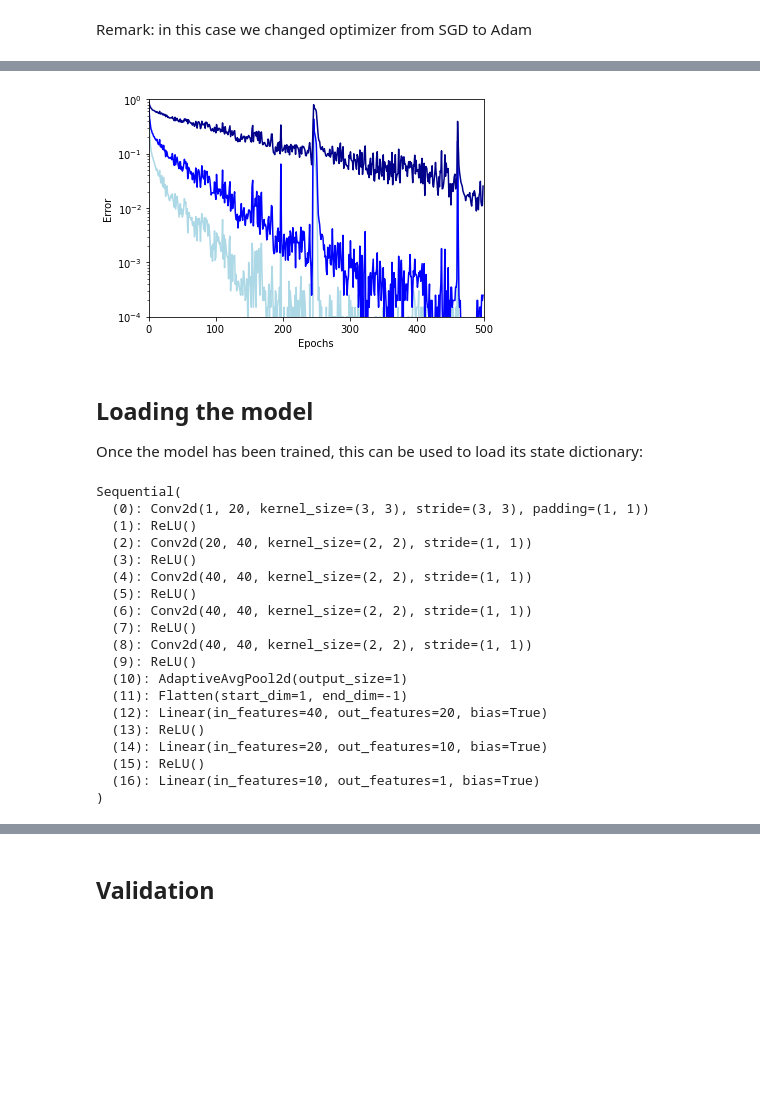
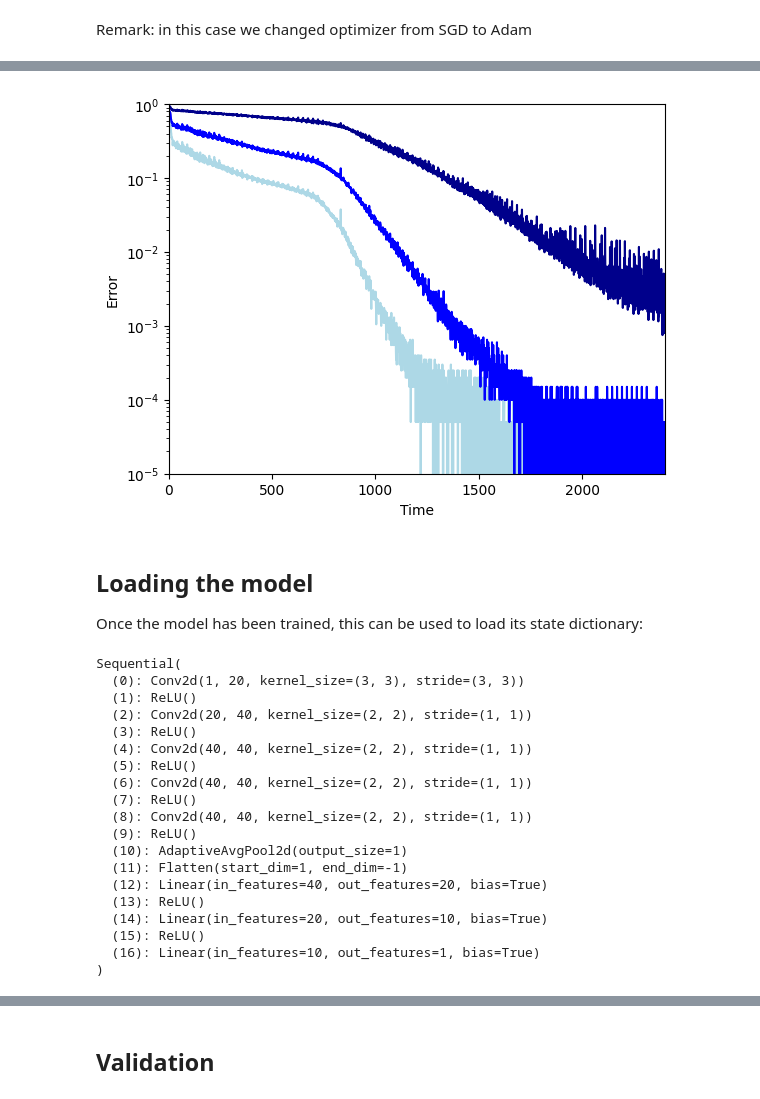
Before and after one commit to gillioz/MorpionSolitaire, a Jupyter notebook: deeplearning/Counting_moves.ipynb, the cells around one changed output, grey strips where cells are left out. Saved outputs shown, nothing was run; the diff lists cells and outputs as text; code cells hidden in the pictures; blank space fills up the shorter version.

```diff
--- a/deeplearning/Counting_moves.ipynb
+++ b/deeplearning/Counting_moves.ipynb
@@ -207,8 +257,7 @@ accuracy_data = []
+# %%
+running_loss_data = []
+running_accuracy_data = []
+running_plusminusone_data = []
+running_plusminustwo_data = []
 # %% [markdown]
 Remark: in this case we changed optimizer from SGD to Adam
-# %%
-data.train_model(net, n_epochs = 500, lr=0.001, optim = 'Adam',
-                 loss_func = nloss,
-                 accuracy_func = [accuracy, plusminusone, plusminustwo],
-                 loss_monitoring = running_loss_data,
-                 accuracy_monitoring = accuracy_data)
@@ -232,0 +264,2 @@ data.train_model(net, n_epochs = 500, lr=0.001, optim = 'Adam',
+# %%
+optimizer = torch.optim.Adam(filter(lambda p: p.requires_grad, net.parameters()), lr=0.001)
@@ -266,26 +349,30 @@ error_data = 1.0 - accuracy_data
+# %%
+error_data = [1.0 - data for data in running_accuracy_data]
+error_plusminusone_data = [1.0 - data for data in running_plusminusone_data]
+error_plusminustwo_data = [1.0 - data for data in running_plusminustwo_data]
 # %%
-plt.plot(error_data[:,2], color='lightblue')
-plt.plot(error_data[:,1], color='blue')
-plt.plot(error_data[:,0], color='darkblue')
-plt.xlabel('Epochs')
-plt.xlim(0, 500)
+plt.plot(error_plusminustwo_data, color='lightblue')
+plt.plot(error_plusminusone_data, color='blue')
+plt.plot(error_data, color='darkblue')
+plt.xlabel('Time')
+plt.xlim(0, len(error_data) - 1)
 plt.ylabel('Error')
-plt.ylim(0.0001,1)
+plt.ylim(1e-5,1)
 plt.yscale('log')
-plt.savefig('blog/Part_4_Counting_images/Descartes_error.png', bbox_inches='tight')
+# plt.savefig('Descartes_error.png', bbox_inches='tight')
 plt.show()
 # %% [output]
-[figure, old version]
+[figure, new version]
 # %% [markdown]
 ## Loading the model
 
 Once the model has been trained, this can be used to load its state dictionary:
 # %%
-net2 = torch.load('models/Descartes.pt')
+net2 = torch.load('models/Descartes_counting.pt', map_location=device)
 net2.eval()
 # %% [output]
 Sequential(
-  (0): Conv2d(1, 20, kernel_size=(3, 3), stride=(3, 3), padding=(1, 1))
+  (0): Conv2d(1, 20, kernel_size=(3, 3), stride=(3, 3))
   (1): ReLU()
   (2): Conv2d(20, 40, kernel_size=(2, 2), stride=(1, 1))
   (3): ReLU()
```
Also changed, not shown: parts of 80 cells of this notebook, 6 other files.
